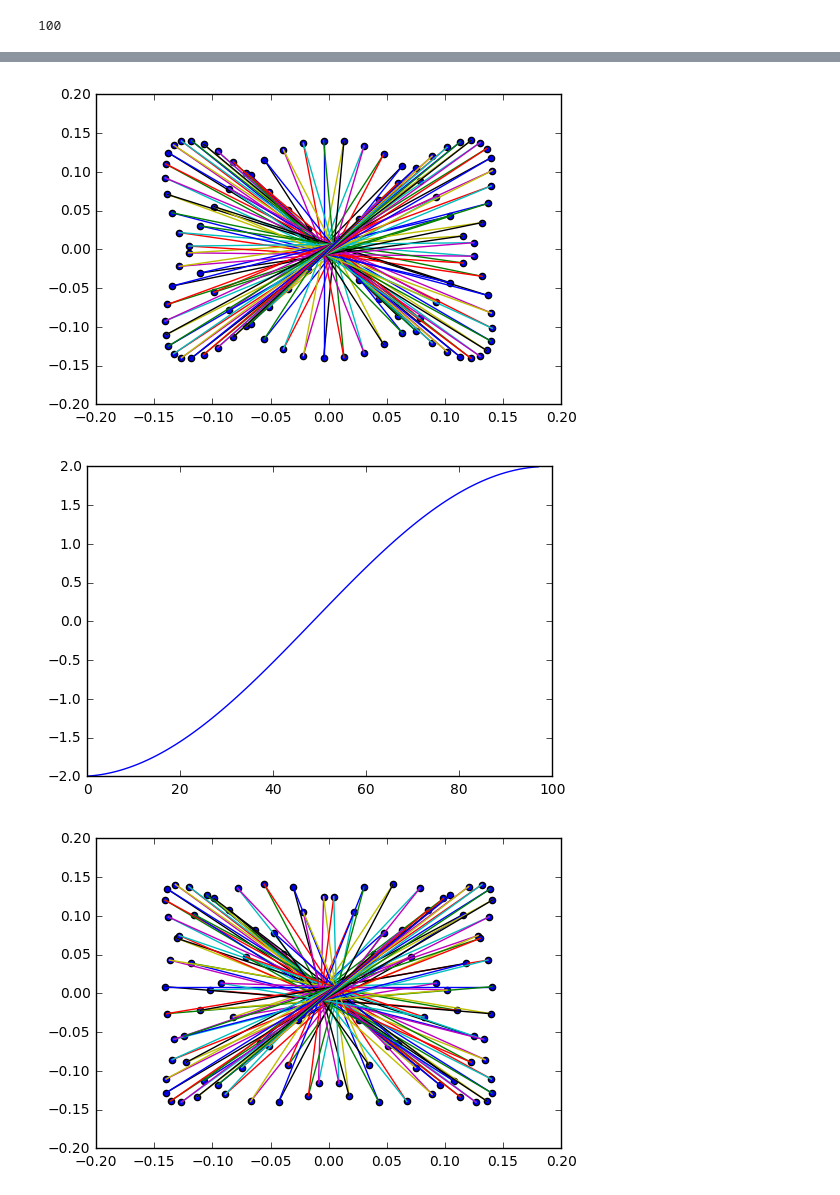
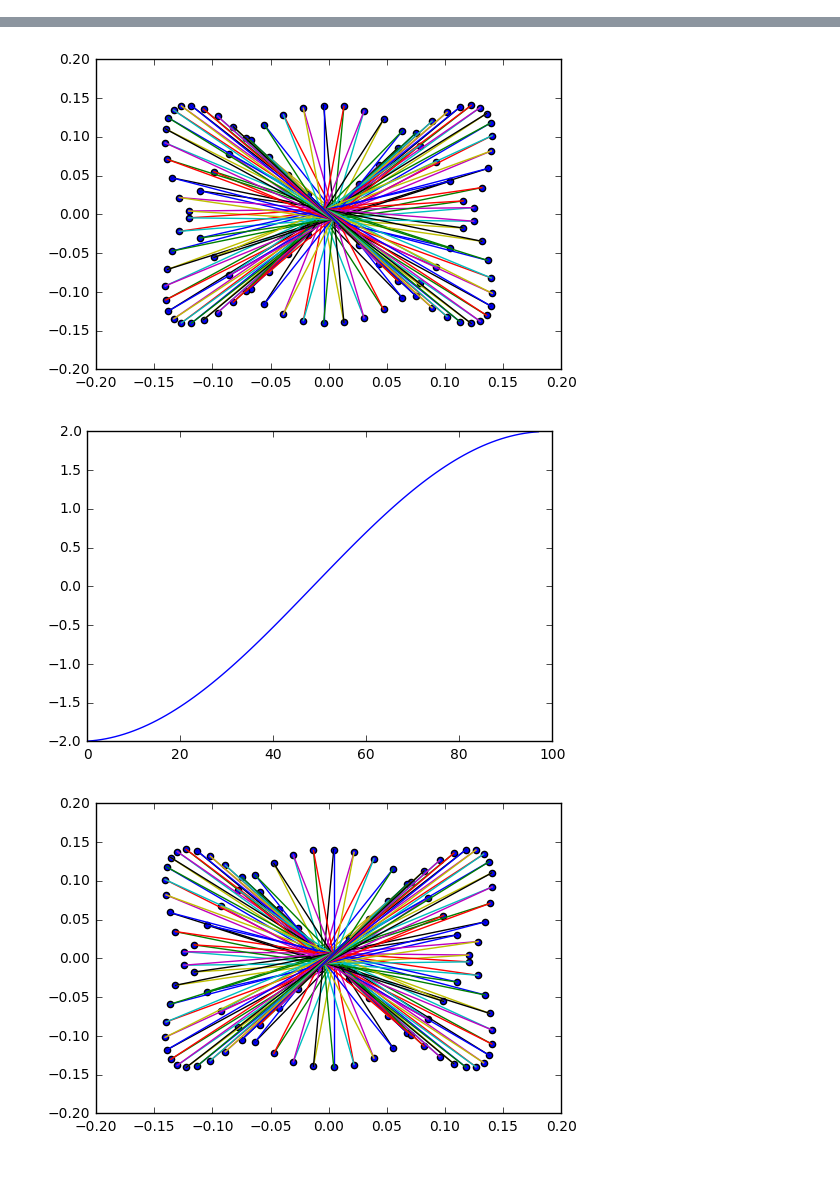
Before and after one commit to KMNitesh/rtg-networks, a Jupyter notebook: Class Graph.ipynb, the cells around one changed output, grey strips where cells are left out. Saved outputs shown, nothing was run; the diff lists cells and outputs as text; code cells hidden in the pictures.

Commit message:
Add class Matrix

```diff
--- a/Class Graph.ipynb
+++ b/Class Graph.ipynb
@@ -11,15 +11,17 @@ class Graph:
         self.g = graph
         self.nodes = graph.nodes()
         self.edgelist = graph.edges()
+        self.Lap = Matrix(self.create_sparse_Lap())
+        self.Adj = Matrix(self.create_sparse_Adj())
 
-    def create_Adj(self):
+    def create_Adj_A(self):
         W = np.zeros((len(G.nodes()),len(G.nodes())))
         for i,j in self.edgelist:
             W[i,j] = 1
             W[j,i] = 1
         return W
 
-    def create_Lap(self):
+    def create_Lap_A(self):
         """
         this function creates the Laplacian Matrix
 
@@ -67,17 +69,17 @@ class Graph:
         from scipy.sparse import linalg
         self.s_vals, self.s_vecs = sparse.linalg.eigsh(matrix.asfptype(), k = len(self.nodes) - 2, which = 'SM')
 
-    def plot_sparse_eigenval(self):
+    def plot_sparse_eigenval(self, Matrix):
         #call comput_sparse_eig before plotting the eigenvalue
         import matplotlib.pyplot as plt
-        plt.plot(self.s_vals)
+        plt.plot(Matrix.eigval)
         plt.show()
 
-    def plot_edge_eigenvec_sparse(self, p, q):
+    def plot_edge_eigenvec_sparse(self, Matrix, p, q):
         import matplotlib.pyplot as plt
-        plt.scatter(self.s_vecs[:,p-1],self.s_vecs[:,q-1])
-        vec1 = self.s_vecs[:,p-1]
-        vec2 = self.s_vecs[:,q-1]
+        plt.scatter(Matrix.eigvec[:,p-1], Matrix.eigvec[:,q-1])
+        vec1 = Matrix.eigvec[:,p-1]
+        vec2 = Matrix.eigvec[:,q-1]
         for j,k in self.edgelist:
             plt.plot(vec1[[j,k]],vec2[[j,k]])
         plt.show()
@@ -87,5 +98,4 @@ class Graph:
 # %%
 G = nx.path_graph(100)
-print len(G.nodes())
+#print len(G.nodes())
+#k = len(self.nodes) - 2,
-# %% [output]
-100
@@ -92,21 +113,21 @@ print len(G.nodes())
 # %%
 a = Graph(G)
 
-a_L = a.create_Lap()
-a_A = a.create_Adj()
+a_L = a.create_Lap_A()
+a_A = a.create_Adj_A()
 a.compute_eig(a_A)
 a.plot_eigenval()
 a.plot_edge_eigenvec(2,3)
 
-a_S_L = a.create_sparse_Lap()
-a_S_A = a.create_sparse_Adj()
+#a_S_L = a.create_sparse_Lap()
+#a_S_A = a.create_sparse_Adj()
 # g.print_scipy(a_S_L.asfptype())
-a.compute_sparse_eig(a_S_A)
-a.plot_sparse_eigenval()
-a.plot_edge_eigenvec_sparse(2, 3)
+#a.compute_sparse_eig(a_S_A)
+a.plot_sparse_eigenval(a.Adj)
+a.plot_edge_eigenvec_sparse(a.Adj, 1, 2)
 # g.print_scipy(a_S_L)
 # %% [output]
 [figure]
-[figure, old version]
+[figure, new version]
 [figure]
-[figure, old version]
+[figure, new version]
```
Also changed, not shown: parts of 5 cells of this notebook.
